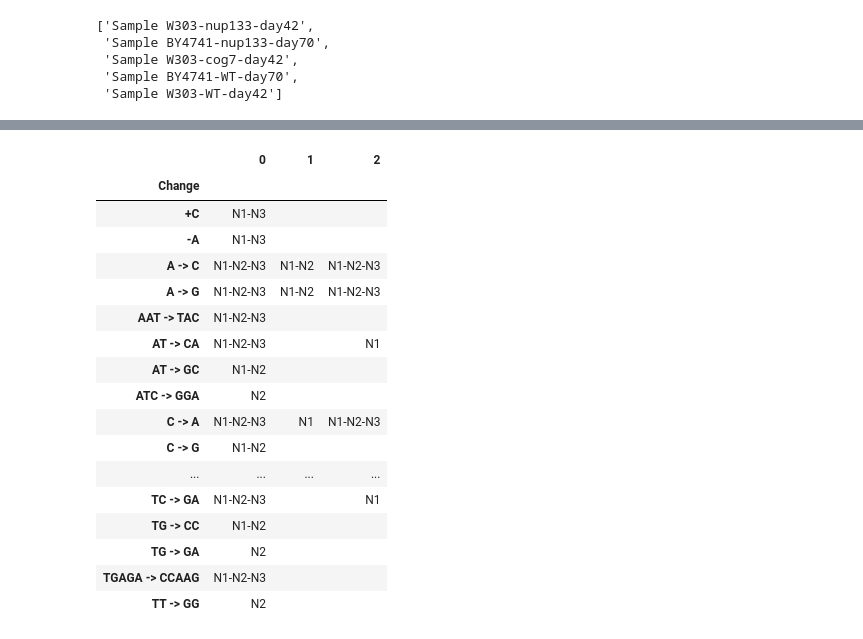
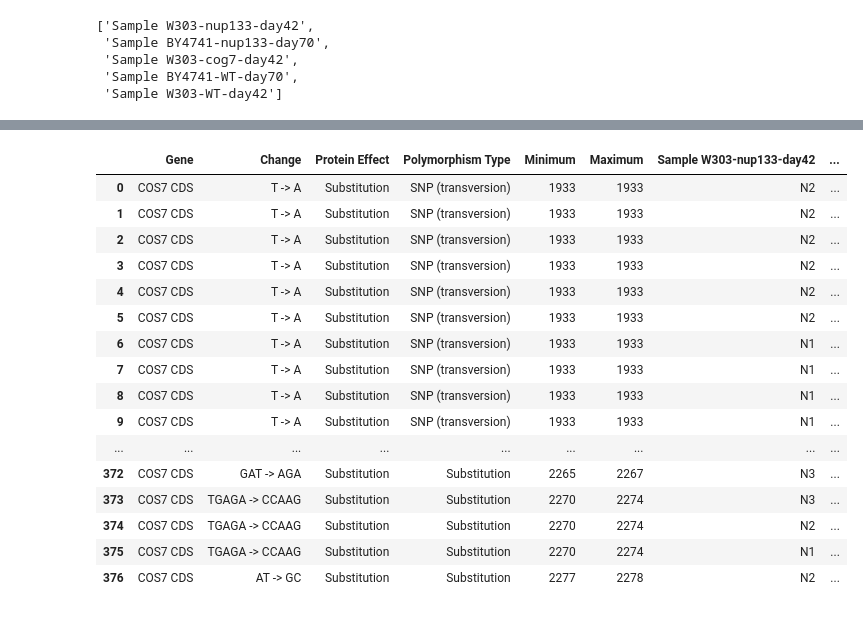
Before and after one commit to dizak/SNP_sheets_merge, a Jupyter notebook: SNPs-sheets_merge.ipynb, the cells around one changed output, grey strips where cells are left out. Saved outputs shown, nothing was run; the diff lists cells and outputs as text; code cells hidden in the pictures.

```diff
--- a/SNPs-sheets_merge.ipynb
+++ b/SNPs-sheets_merge.ipynb
@@ -515,23 +562,22 @@ df_test2 = df_m_small_cos.groupby("Change").apply(lambda x: "-".join(set(x["Samp
 # %%
 df_test3 = df_m_small_cos.groupby("Change").apply(lambda x: "-".join(set(x["Sample W303-WT-day42"].dropna().drop_duplicates())))
 # %%
-pd.merge(left=, right=pd.DataFrame([df_test, df_test2, df_test3]).T)
+pd.merge(left=df_m_small_cos, right=pd.DataFrame([df_test, df_test2, df_test3]).T, left_on="Change", right_index=True)
 # %% [output]
-|  | 0 | 1 | 2 |
-| Change |  |  |  |
-| +C | N1-N3 |  |  |
-| -A | N1-N3 |  |  |
-| A -> C | N1-N2-N3 | N1-N2 | N1-N2-N3 |
-| A -> G | N1-N2-N3 | N1-N2 | N1-N2-N3 |
-| AAT -> TAC | N1-N2-N3 |  |  |
-| AT -> CA | N1-N2-N3 |  | N1 |
-| AT -> GC | N1-N2 |  |  |
-| ATC -> GGA | N2 |  |  |
-| C -> A | N1-N2-N3 | N1 | N1-N2-N3 |
-| C -> G | N1-N2 |  |  |
-| ... | ... | ... | ... |
-| TC -> GA | N1-N2-N3 |  | N1 |
-| TG -> CC | N1-N2 |  |  |
-| TG -> GA | N2 |  |  |
-| TGAGA -> CCAAG | N1-N2-N3 |  |  |
-| TT -> GG | N2 |  |  |
+|  | Gene | Change | Protein Effect | Polymorphism Type | Minimum | Maximum | Sample W303-nup133-day42 | ... |
+| 0 | COS7 CDS | T -> A | Substitution | SNP (transversion) | 1933 | 1933 | N2 | ... |
+| 1 | COS7 CDS | T -> A | Substitution | SNP (transversion) | 1933 | 1933 | N2 | ... |
+| 2 | COS7 CDS | T -> A | Substitution | SNP (transversion) | 1933 | 1933 | N2 | ... |
+| 3 | COS7 CDS | T -> A | Substitution | SNP (transversion) | 1933 | 1933 | N2 | ... |
+| 4 | COS7 CDS | T -> A | Substitution | SNP (transversion) | 1933 | 1933 | N2 | ... |
+| 5 | COS7 CDS | T -> A | Substitution | SNP (transversion) | 1933 | 1933 | N2 | ... |
+| 6 | COS7 CDS | T -> A | Substitution | SNP (transversion) | 1933 | 1933 | N1 | ... |
+| 7 | COS7 CDS | T -> A | Substitution | SNP (transversion) | 1933 | 1933 | N1 | ... |
+| 8 | COS7 CDS | T -> A | Substitution | SNP (transversion) | 1933 | 1933 | N1 | ... |
+| 9 | COS7 CDS | T -> A | Substitution | SNP (transversion) | 1933 | 1933 | N1 | ... |
+| ... | ... | ... | ... | ... | ... | ... | ... | ... |
+| 372 | COS7 CDS | GAT -> AGA | Substitution | Substitution | 2265 | 2267 | N3 | ... |
+| 373 | COS7 CDS | TGAGA -> CCAAG | Substitution | Substitution | 2270 | 2274 | N3 | ... |
+| 374 | COS7 CDS | TGAGA -> CCAAG | Substitution | Substitution | 2270 | 2274 | N2 | ... |
+| 375 | COS7 CDS | TGAGA -> CCAAG | Substitution | Substitution | 2270 | 2274 | N1 | ... |
+| 376 | COS7 CDS | AT -> GC | Substitution | Substitution | 2277 | 2278 | N2 | ... |
```
Also changed, not shown: parts of 9 cells of this notebook.
